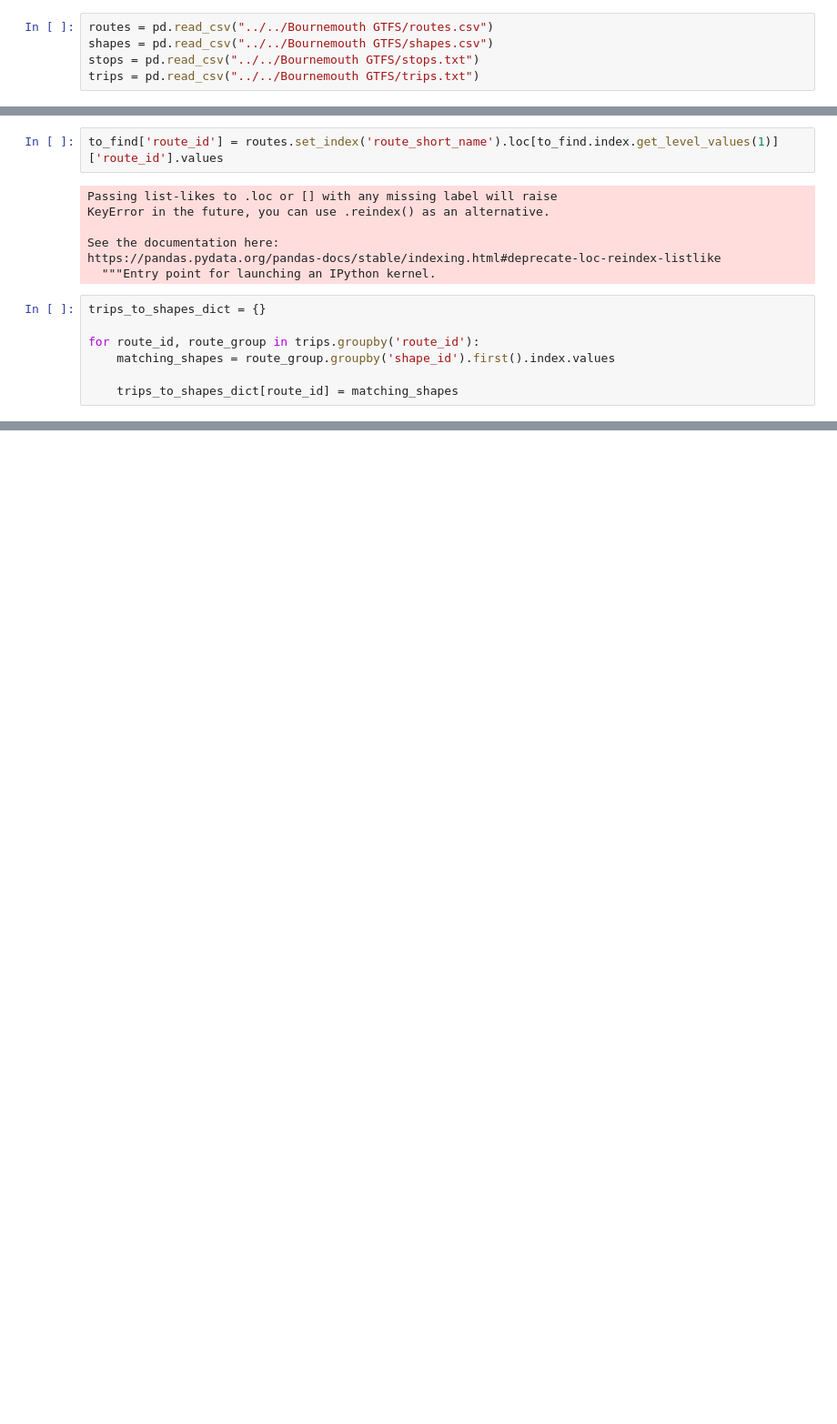
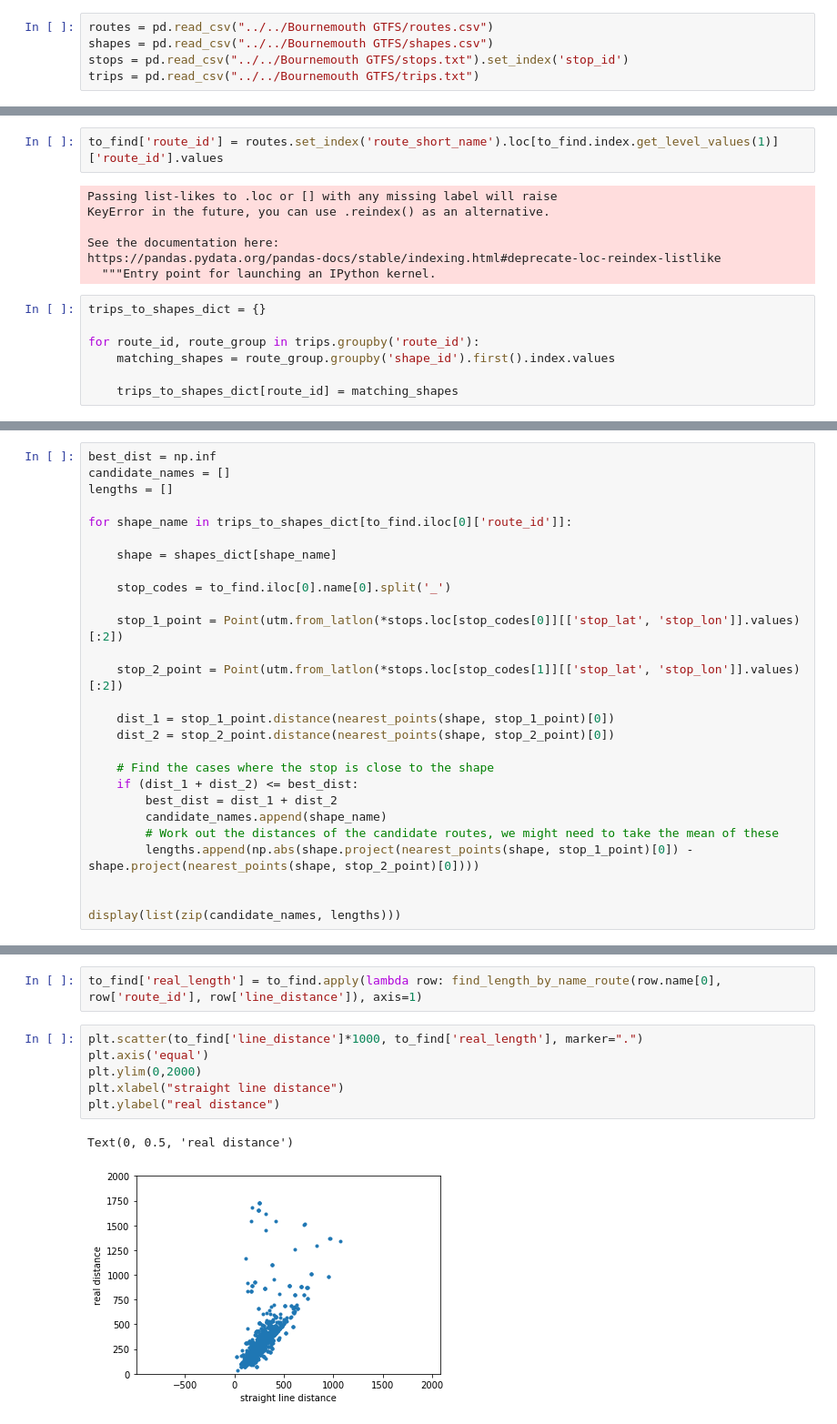
Before and after one commit to gingertom/buses, a Jupyter notebook: Data Exploration/GPS-speed/route lengths.ipynb, the cells around one changed output, grey strips where cells are left out. Shown at 91% size. Saved outputs shown, nothing was run; the diff lists cells and outputs as text; blank space fills up the shorter version.

```diff
--- a/Data Exploration/GPS-speed/route lengths.ipynb
+++ b/Data Exploration/GPS-speed/route lengths.ipynb
@@ -18,7 +26,7 @@ se = se.set_index(se.columns[0])
 # %%
 routes = pd.read_csv("../../Bournemouth GTFS/routes.csv")
 shapes = pd.read_csv("../../Bournemouth GTFS/shapes.csv")
-stops = pd.read_csv("../../Bournemouth GTFS/stops.txt")
+stops = pd.read_csv("../../Bournemouth GTFS/stops.txt").set_index('stop_id')
 trips = pd.read_csv("../../Bournemouth GTFS/trips.txt")
 # %% [markdown]
 ### Plan
@@ -106,0 +86,27 @@ stops
+# %%
+best_dist = np.inf
+candidate_names = []
+lengths = []
+
+for shape_name in trips_to_shapes_dict[to_find.iloc[0]['route_id']]:
+
+    shape = shapes_dict[shape_name]
+
+    stop_codes = to_find.iloc[0].name[0].split('_')
+
+    stop_1_point = Point(utm.from_latlon(*stops.loc[stop_codes[0]][['stop_lat', 'stop_lon']].values)[:2])
+
+    stop_2_point = Point(utm.from_latlon(*stops.loc[stop_codes[1]][['stop_lat', 'stop_lon']].values)[:2])
+
+    dist_1 = stop_1_point.distance(nearest_points(shape, stop_1_point)[0])
+    dist_2 = stop_2_point.distance(nearest_points(shape, stop_2_point)[0])
+
+    # Find the cases where the stop is close to the shape
+    if (dist_1 + dist_2) <= best_dist:
+        best_dist = dist_1 + dist_2
+        candidate_names.append(shape_name)
+        # Work out the distances of the candidate routes, we might need to take the mean of these
+        lengths.append(np.abs(shape.project(nearest_points(shape, stop_1_point)[0]) - shape.project(nearest_points(shape, stop_2_point)[0])))
+
+
+display(list(zip(candidate_names, lengths)))
@@ -106,0 +191,11 @@ stops
+# %%
+to_find['real_length'] = to_find.apply(lambda row: find_length_by_name_route(row.name[0], row['route_id'], row['line_distance']), axis=1)
+# %%
+plt.scatter(to_find['line_distance']*1000, to_find['real_length'], marker=".")
+plt.axis('equal')
+plt.ylim(0,2000)
+plt.xlabel("straight line distance")
+plt.ylabel("real distance")
+# %% [output]
+Text(0, 0.5, 'real distance')
+[figure, added]
```
Also changed, not shown: parts of 11 cells of this notebook, 1 other file.
